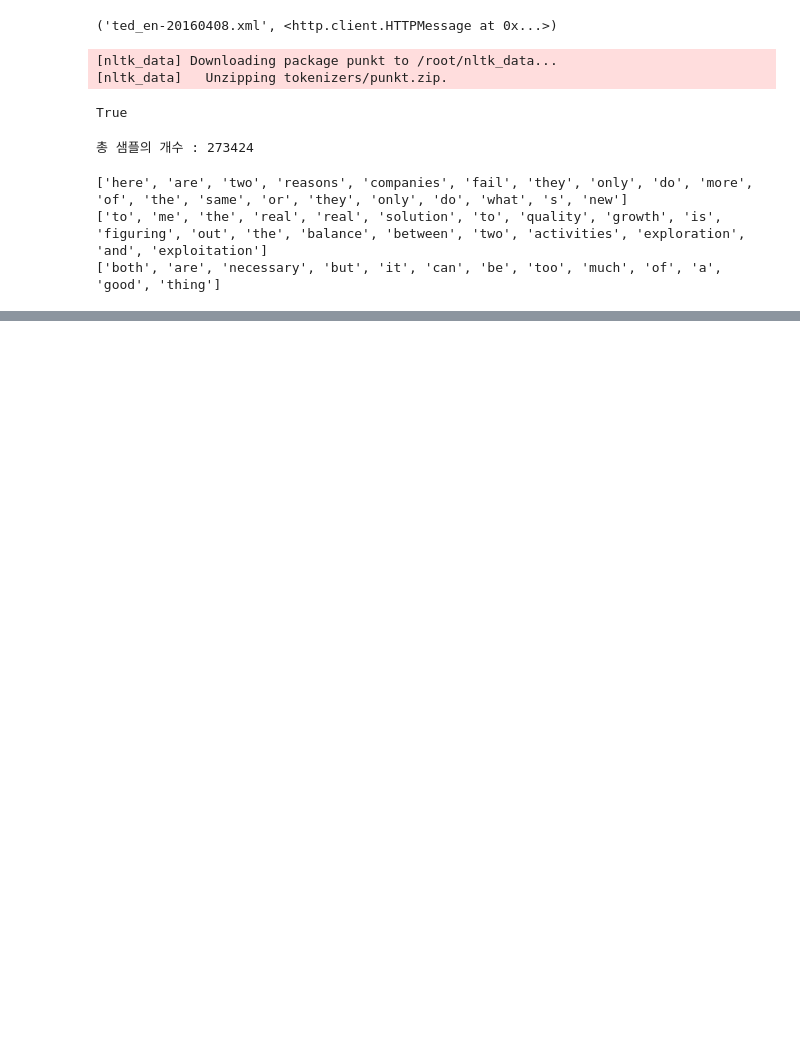
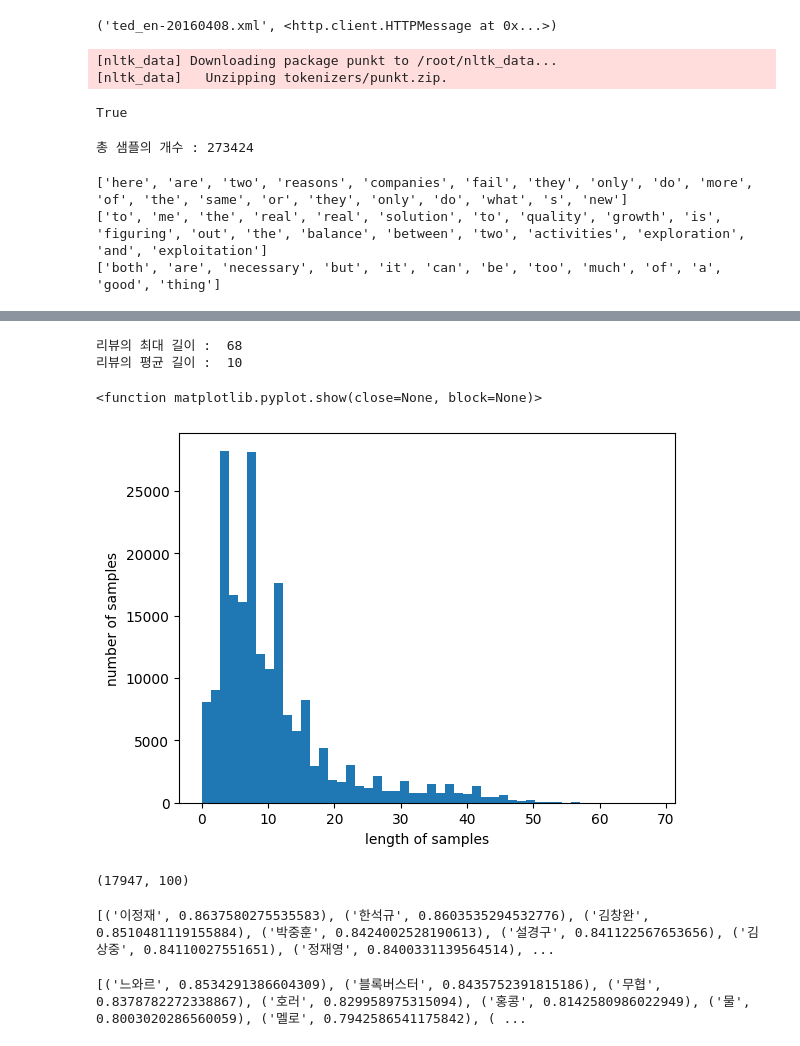
Before and after one commit to UiinKim/NLP_First, a Jupyter notebook: 워드_임베딩.ipynb, the cells around one changed output, grey strips where cells are left out. Drawn from its saved outputs; the diff is of its cells as text; code cells hidden in the pictures; blank space fills up the shorter version.

```diff
--- a/워드_임베딩.ipynb
+++ b/워드_임베딩.ipynb
@@ -78,0 +101,2 @@ print(model_result)
+# %%
+train_data=pd.read_table('ratings.txt')
@@ -78,0 +132,3 @@ print(model_result)
+# %%
+train_data=train_data.dropna(how='any')
+train_data.isnull().any()
@@ -78,0 +144,2 @@ print(model_result)
+# %%
+train_data['document']=train_data['document'].str.replace('[^ㄱ-ㅎㅏ-ㅣ가-힣]','')
@@ -78,0 +157,21 @@ print(model_result)
+# %%
+#불용어 정의
+stopwords=['의','가','이','은','들','는','좀','잘','걍','과','도','를','으로','자','에','와','한','하다']
+okt=Okt()
+tokenized_data=[]
+for sentence in tqdm(train_data['document']): #tqdm으로 bar로 표현한다.
+  token=okt.morphs(sentence, stem=True) #stem=True로 쓰면 어간으로 토큰화된다. 찍어야지->찍다. Flase는 그대로 norm이 나온다.
+  stop_removed_sentence=[word for word in token if not word in stopwords]
+  tokenized_data.append(stop_removed_sentence)
+# %%
+print('리뷰의 최대 길이 : ', max(len(review)for review in tokenized_data))
+print('리뷰의 평균 길이 : ', sum(len(review) for review in tokenized_data)//len(tokenized_data))
+plt.hist([len(review) for review in tokenized_data], bins=50)
+plt.xlabel('length of samples')
+plt.ylabel('number of samples')
+plt.show
+# %% [output]
+리뷰의 최대 길이 :  68
+리뷰의 평균 길이 :  10
+<function matplotlib.pyplot.show(close=None, block=None)>
+[figure, added]
@@ -78,0 +181,12 @@ print(model_result)
+# %%
+model.wv.vectors.shape
+# %% [output]
+(17947, 100)
+# %%
+print(model.wv.most_similar('최민식'))
+# %% [output]
+[('이정재', 0.8637580275535583), ('한석규', 0.8603535294532776), ('김창완', 0.8510481119155884), ('박중훈', 0.8424002528190613), ('설경구', 0.841122567653656), ('김상중', 0.84110027551651), ('정재영', 0.8400331139564514), ...
+# %%
+print(model.wv.most_similar('히어로'))
+# %% [output]
+[('느와르', 0.8534291386604309), ('블록버스터', 0.8435752391815186), ('무협', 0.8378782272338867), ('호러', 0.829958975315094), ('홍콩', 0.8142580986022949), ('물', 0.8003020286560059), ('멜로', 0.7942586541175842), ( ...
```
Also changed, not shown: parts of 12 cells of this notebook.
